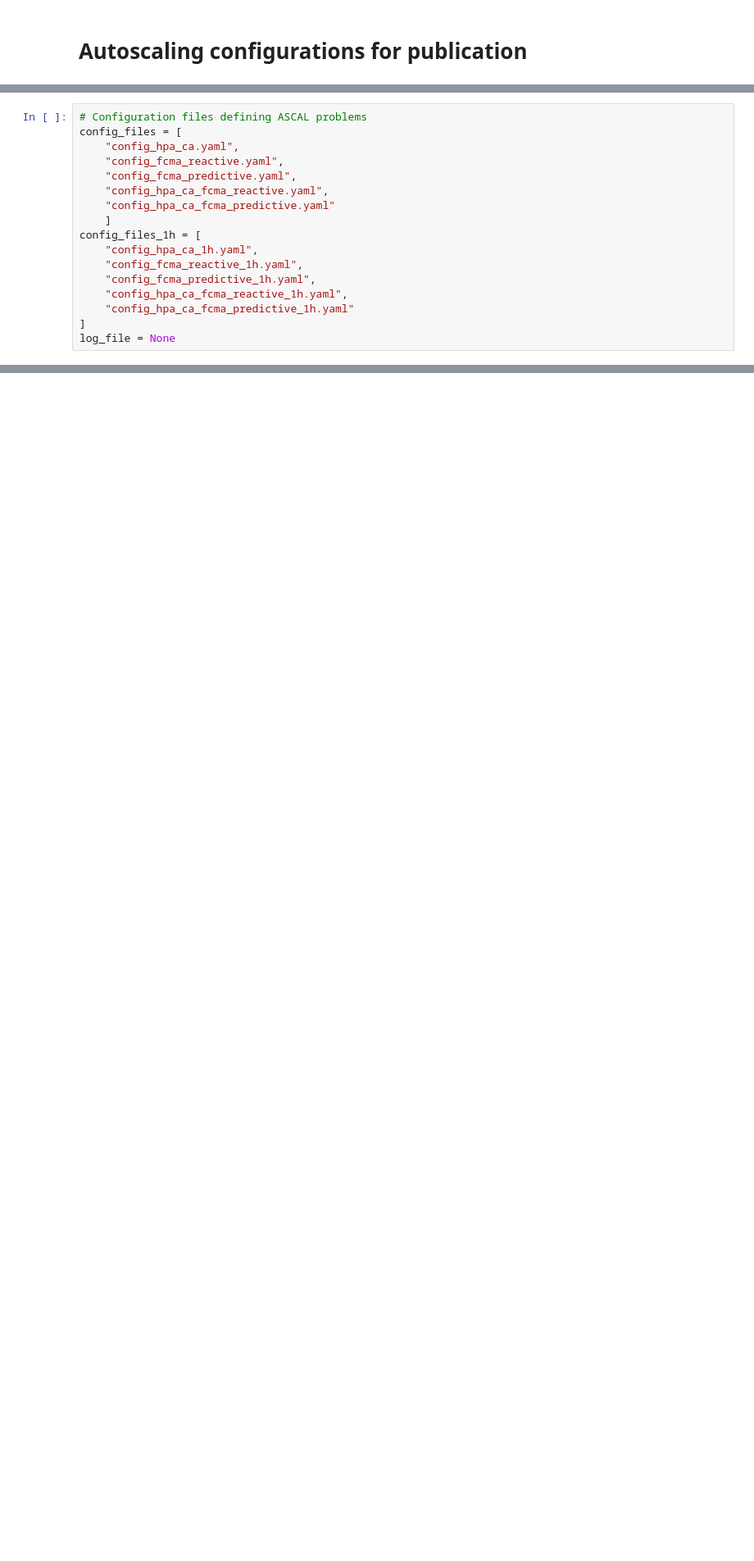
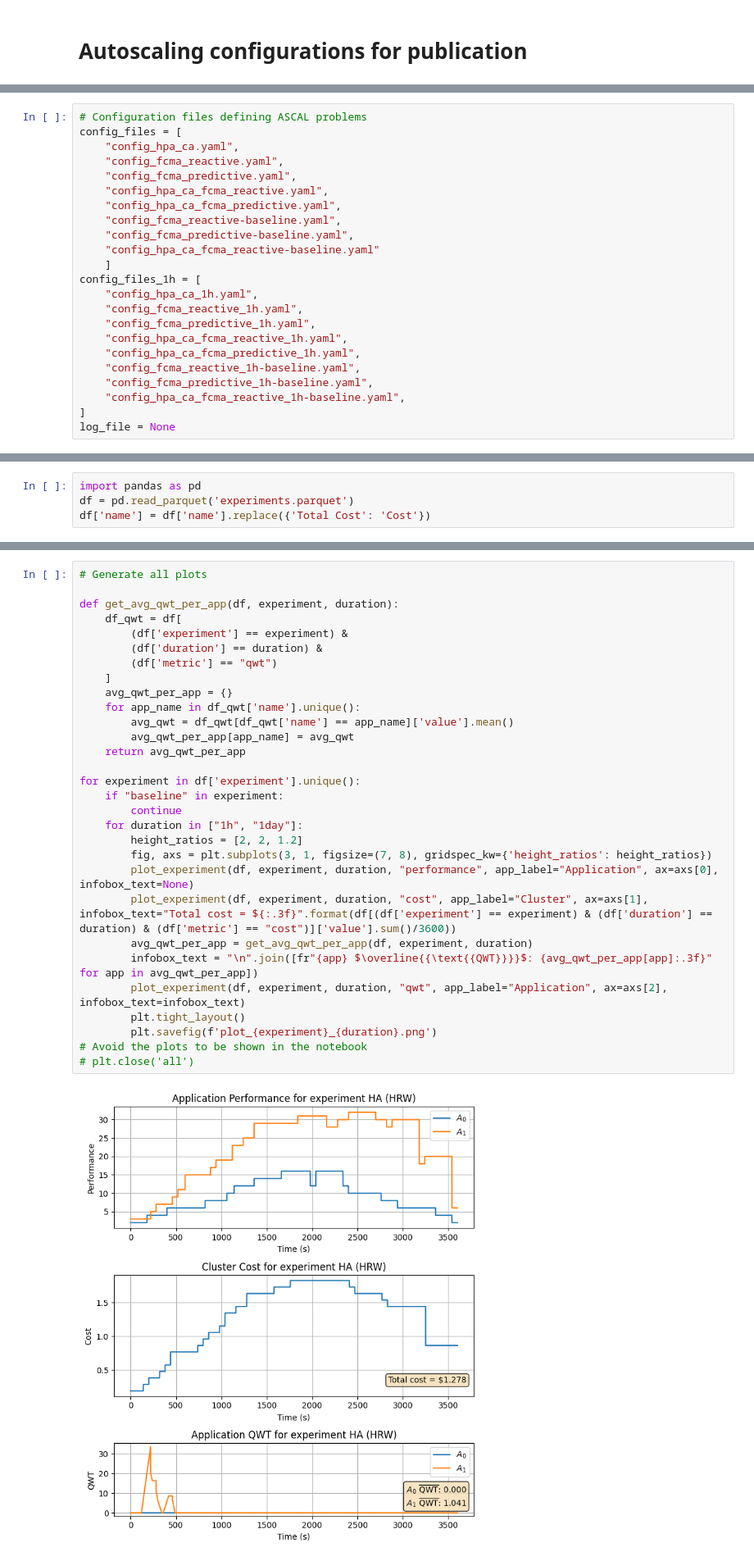
Before and after one commit to asi-uniovi/ascal, a Jupyter notebook: examples/pub1/pub1.ipynb, the cells around one changed output, grey strips where cells are left out. Shown at 82% size. Saved outputs shown, nothing was run; the diff lists cells and outputs as text; blank space fills up the shorter version.

Commit message:
Errors in configuration

```diff
--- a/examples/pub1/pub1.ipynb
+++ b/examples/pub1/pub1.ipynb
@@ -78,14 +88,20 @@ config_files = [
     "config_fcma_reactive.yaml",
     "config_fcma_predictive.yaml",
     "config_hpa_ca_fcma_reactive.yaml",
-    "config_hpa_ca_fcma_predictive.yaml"
+    "config_hpa_ca_fcma_predictive.yaml",
+    "config_fcma_reactive-baseline.yaml",
+    "config_fcma_predictive-baseline.yaml",
+    "config_hpa_ca_fcma_reactive-baseline.yaml"
     ]
 config_files_1h = [
     "config_hpa_ca_1h.yaml",
     "config_fcma_reactive_1h.yaml",
     "config_fcma_predictive_1h.yaml",
     "config_hpa_ca_fcma_reactive_1h.yaml",
-    "config_hpa_ca_fcma_predictive_1h.yaml"
+    "config_hpa_ca_fcma_predictive_1h.yaml",
+    "config_fcma_reactive_1h-baseline.yaml",
+    "config_fcma_predictive_1h-baseline.yaml",
+    "config_hpa_ca_fcma_reactive_1h-baseline.yaml",
 ]
 log_file = None
 # %%
@@ -142,0 +195,4 @@ for config_file in config_files + config_files_1h:  # Change to config_files to
+# %%
+import pandas as pd
+df = pd.read_parquet('experiments.parquet')
+df['name'] = df['name'].replace({'Total Cost': 'Cost'})
@@ -142,0 +248,32 @@ for config_file in config_files + config_files_1h:  # Change to config_files to
+# %%
+# Generate all plots
+
+def get_avg_qwt_per_app(df, experiment, duration):
+    df_qwt = df[
+        (df['experiment'] == experiment) &
+        (df['duration'] == duration) &
+        (df['metric'] == "qwt")
+    ]
+    avg_qwt_per_app = {}
+    for app_name in df_qwt['name'].unique():
+        avg_qwt = df_qwt[df_qwt['name'] == app_name]['value'].mean()
+        avg_qwt_per_app[app_name] = avg_qwt
+    return avg_qwt_per_app
+
+for experiment in df['experiment'].unique():
+    if "baseline" in experiment:
+        continue
+    for duration in ["1h", "1day"]:
+        height_ratios = [2, 2, 1.2]
+        fig, axs = plt.subplots(3, 1, figsize=(7, 8), gridspec_kw={'height_ratios': height_ratios})
+        plot_experiment(df, experiment, duration, "performance", app_label="Application", ax=axs[0], infobox_text=None)
+        plot_experiment(df, experiment, duration, "cost", app_label="Cluster", ax=axs[1], infobox_text="Total cost = ${:.3f}".format(df[(df['experiment'] == experiment) & (df['duration'] == duration) & (df['metric'] == "cost")]['value'].sum()/3600))
+        avg_qwt_per_app = get_avg_qwt_per_app(df, experiment, duration)
+        infobox_text = "\n".join([fr"{app} $\overline{{\text{{QWT}}}}$: {avg_qwt_per_app[app]:.3f}" for app in avg_qwt_per_app])
+        plot_experiment(df, experiment, duration, "qwt", app_label="Application", ax=axs[2], infobox_text=infobox_text)
+        plt.tight_layout()
+        plt.savefig(f'plot_{experiment}_{duration}.png')
+# Avoid the plots to be shown in the notebook
+# plt.close('all')
+# %% [output]
+[figure, added]
```
Also changed, not shown: parts of 21 cells of this notebook, 21 other files.
